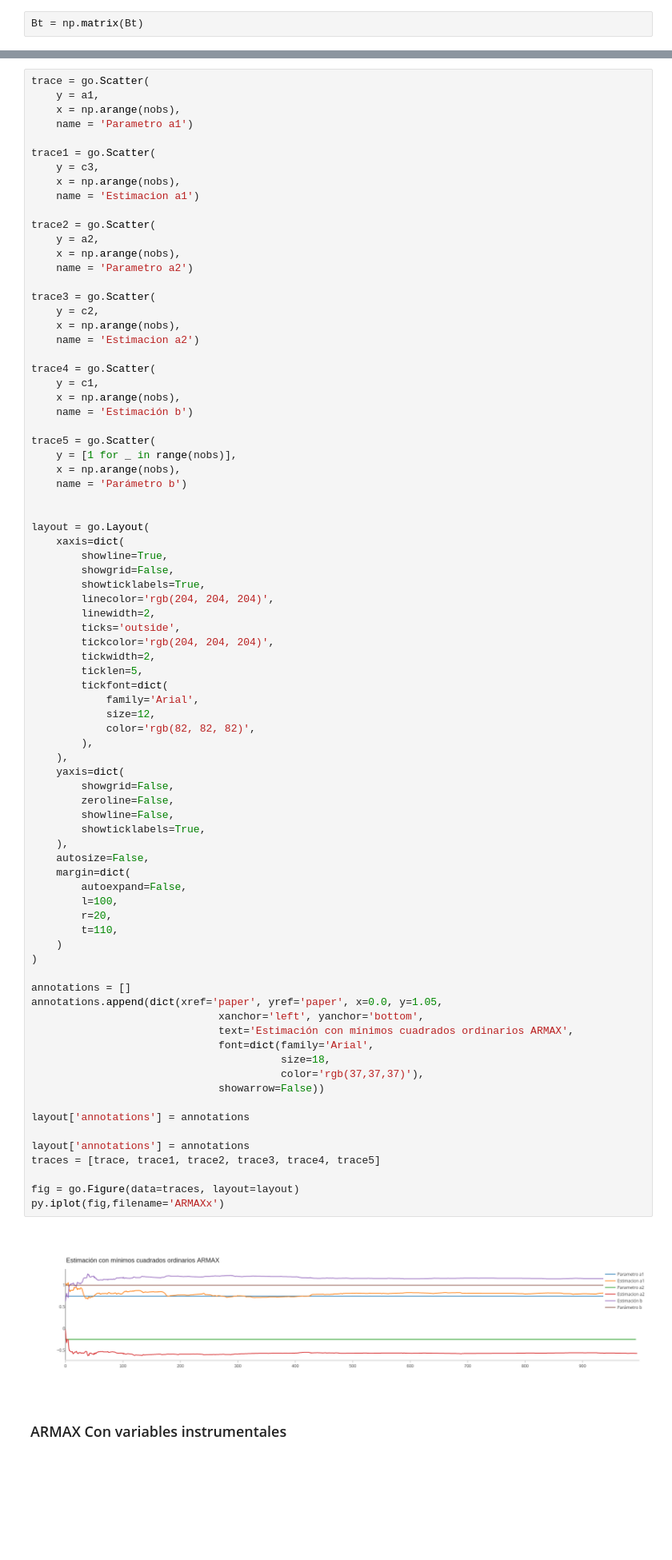
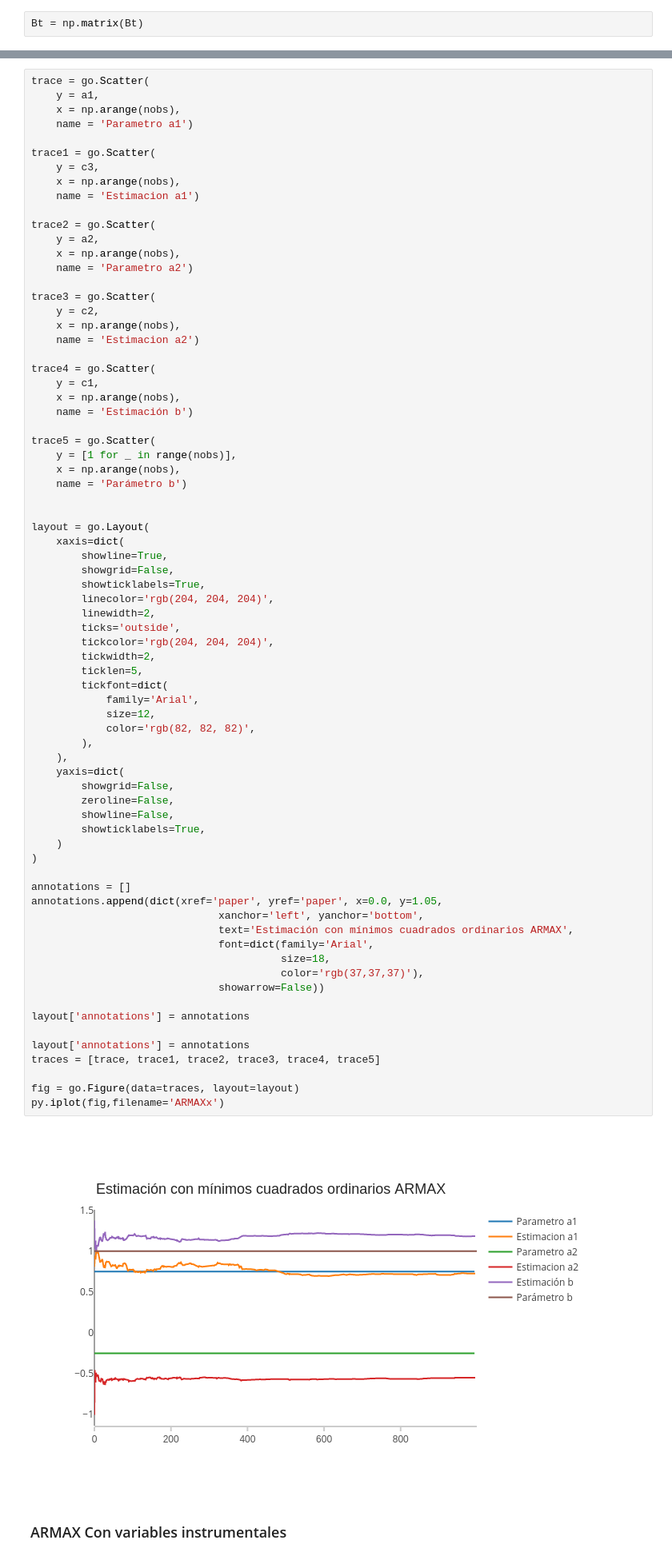
Before and after one commit to CamiVasz/Modelaci-n-experimental, a Jupyter notebook: Entrega 2/LS.ipynb, the cells around one changed output, grey strips where cells are left out. Shown at 80% size. Cells and saved outputs as stored; diff of their text form; blank space fills up the shorter version.

```diff
--- a/Entrega 2/LS.ipynb
+++ b/Entrega 2/LS.ipynb
@@ -418,41 +398,34 @@ layout = go.Layout(
             family='Arial',
             size=12,
             color='rgb(82, 82, 82)',
         ),
     ),
     yaxis=dict(
         showgrid=False,
         zeroline=False,
         showline=False,
         showticklabels=True,
-    ),
-    autosize=False,
-    margin=dict(
-        autoexpand=False,
-        l=100,
-        r=20,
-        t=110,
     )
 )
 
 annotations = []
 annotations.append(dict(xref='paper', yref='paper', x=0.0, y=1.05,
                               xanchor='left', yanchor='bottom',
                               text='Estimación con mínimos cuadrados ordinarios ARMAX',
                               font=dict(family='Arial',
                                         size=18,
                                         color='rgb(37,37,37)'),
                               showarrow=False))
 
 layout['annotations'] = annotations
 
 layout['annotations'] = annotations
 traces = [trace, trace1, trace2, trace3, trace4, trace5]
 
 fig = go.Figure(data=traces, layout=layout)
 py.iplot(fig,filename='ARMAXx')
 # %% [output]
-[figure, old version]
+[figure, new version]
 # %% [markdown]
 ### ARMAX Con variables instrumentales
 # %%
```
Also changed, not shown: parts of 7 cells of this notebook.
